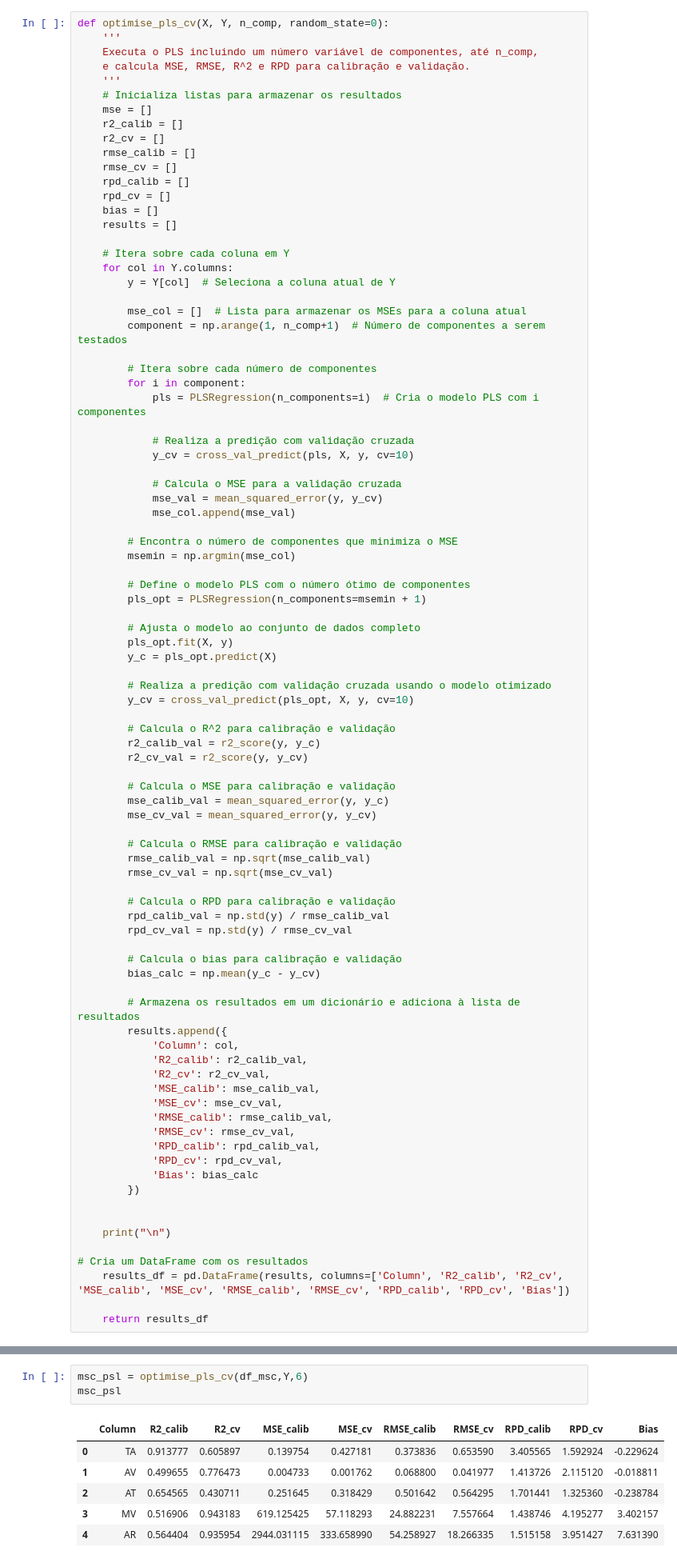
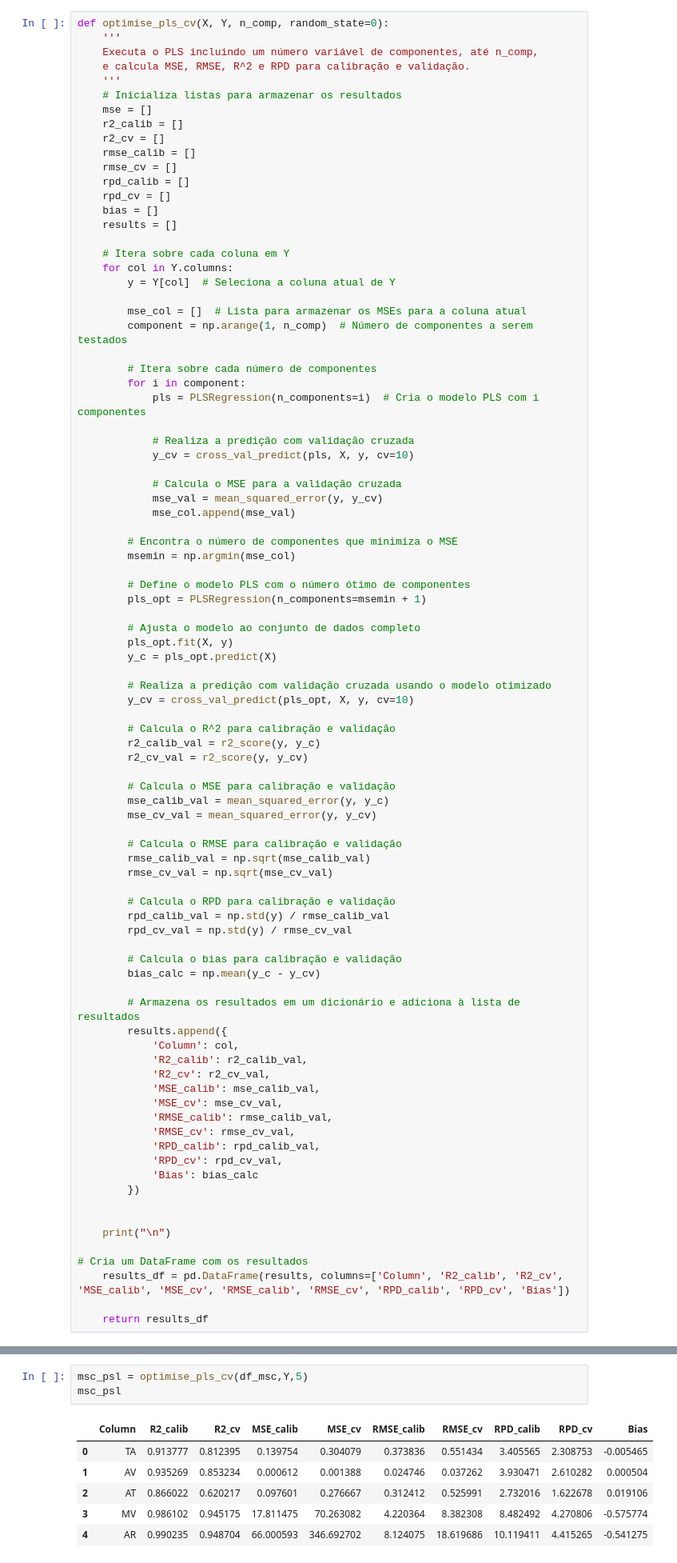
Before and after one commit to xndrxssx/field_spec_data_tests, a Jupyter notebook: field_spec_predição.ipynb, the cells around one changed output, grey strips where cells are left out. Shown at 80% size. Saved outputs shown, nothing was run; the diff lists cells and outputs as text.

```diff
--- a/field_spec_predição.ipynb
+++ b/field_spec_predição.ipynb
@@ -394,7 +402,7 @@ def optimise_pls_cv(X, Y, n_comp, random_state=0):
         y = Y[col]  # Seleciona a coluna atual de Y
 
         mse_col = []  # Lista para armazenar os MSEs para a coluna atual
-        component = np.arange(1, n_comp+1)  # Número de componentes a serem testados
+        component = np.arange(1, n_comp)  # Número de componentes a serem testados
 
         # Itera sobre cada número de componentes
         for i in component:
@@ -571,15 +579,15 @@ results_pls_raw
 # %% [markdown]
 ### PSL - MSC
 # %%
-msc_psl = optimise_pls_cv(df_msc,Y,6)
+msc_psl = optimise_pls_cv(df_msc,Y,5)
 msc_psl
 # %% [output]
 |  | Column | R2_calib | R2_cv | MSE_calib | MSE_cv | RMSE_calib | RMSE_cv | RPD_calib | RPD_cv | Bias |
-| 0 | TA | 0.913777 | 0.605897 | 0.139754 | 0.427181 | 0.373836 | 0.653590 | 3.405565 | 1.592924 | -0.229624 |
-| 1 | AV | 0.499655 | 0.776473 | 0.004733 | 0.001762 | 0.068800 | 0.041977 | 1.413726 | 2.115120 | -0.018811 |
-| 2 | AT | 0.654565 | 0.430711 | 0.251645 | 0.318429 | 0.501642 | 0.564295 | 1.701441 | 1.325360 | -0.238784 |
-| 3 | MV | 0.516906 | 0.943183 | 619.125425 | 57.118293 | 24.882231 | 7.557664 | 1.438746 | 4.195277 | 3.402157 |
-| 4 | AR | 0.564404 | 0.935954 | 2944.031115 | 333.658990 | 54.258927 | 18.266335 | 1.515158 | 3.951427 | 7.631390 |
+| 0 | TA | 0.913777 | 0.812395 | 0.139754 | 0.304079 | 0.373836 | 0.551434 | 3.405565 | 2.308753 | -0.005465 |
+| 1 | AV | 0.935269 | 0.853234 | 0.000612 | 0.001388 | 0.024746 | 0.037262 | 3.930471 | 2.610282 | 0.000504 |
+| 2 | AT | 0.866022 | 0.620217 | 0.097601 | 0.276667 | 0.312412 | 0.525991 | 2.732016 | 1.622678 | 0.019106 |
+| 3 | MV | 0.986102 | 0.945175 | 17.811475 | 70.263082 | 4.220364 | 8.382308 | 8.482492 | 4.270806 | -0.575774 |
+| 4 | AR | 0.990235 | 0.948704 | 66.000593 | 346.692702 | 8.124075 | 18.619686 | 10.119411 | 4.415265 | -0.541275 |
 # %%
 results_pls_msc
 # %% [output]
```
Also changed, not shown: parts of 16 cells of this notebook, 3 other files.
